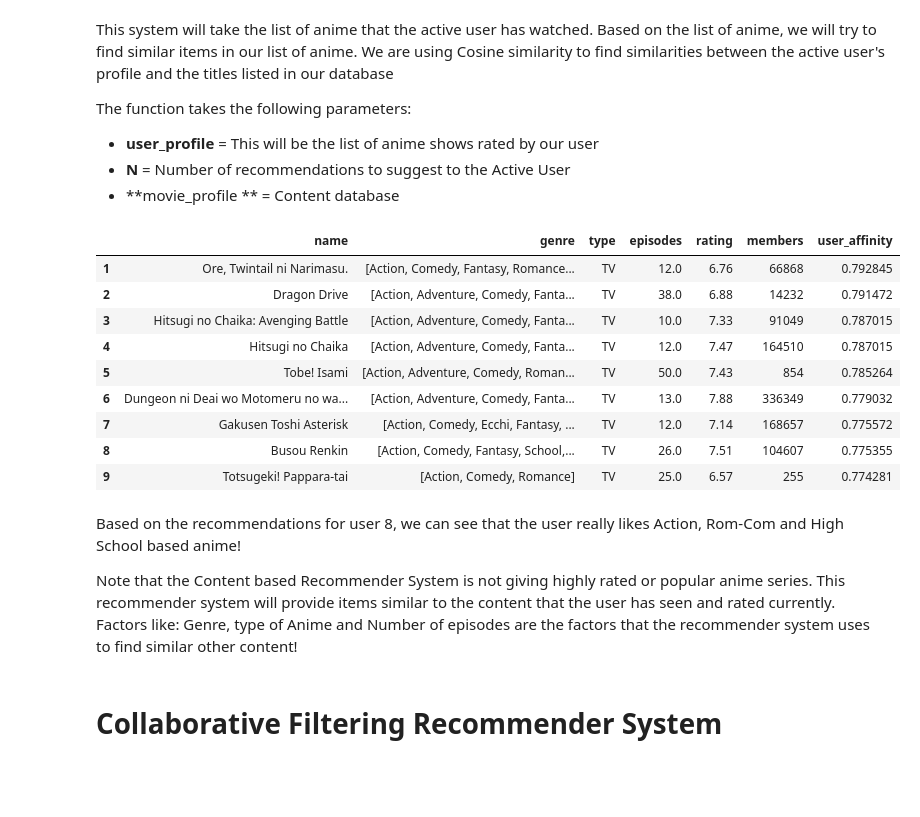
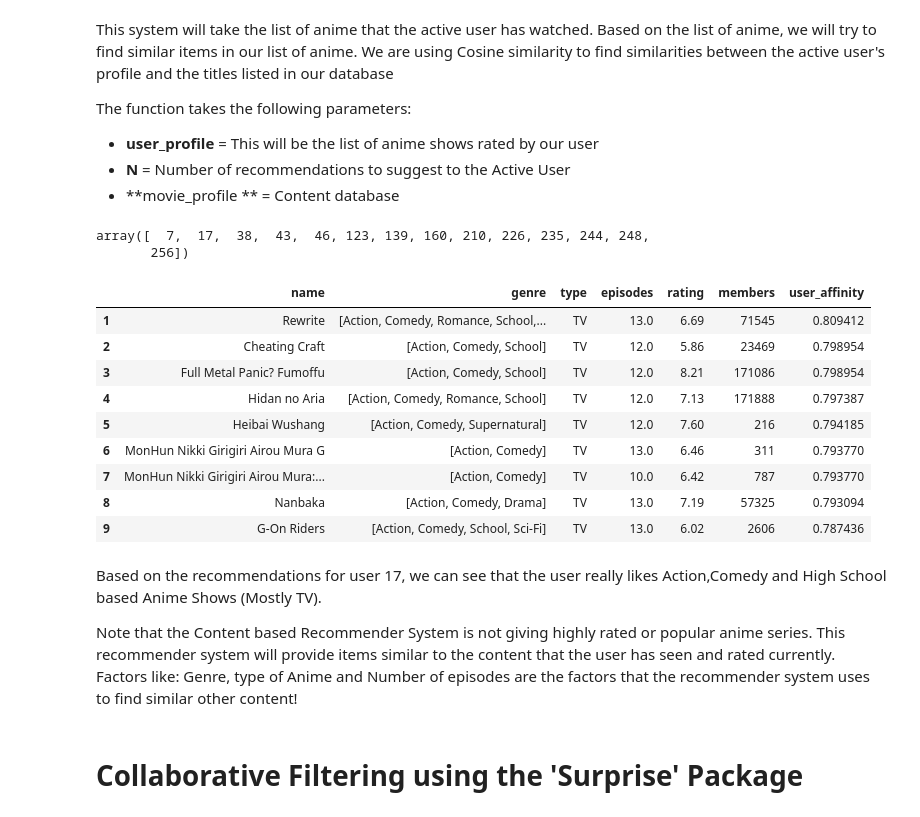
Before and after one commit to sudeep2711/Anime-Recommendation-System, a Jupyter notebook: Anime Recommender system.ipynb, the cells around one changed output. Cells and saved outputs as stored; diff of their text form; code cells hidden in the pictures; blank space fills up the shorter version.

```diff
--- a/Anime Recommender system.ipynb
+++ b/Anime Recommender system.ipynb
@@ -430,0 +422,15 @@ However, this method wont give you personalized recommendations.
+# %%
+# Getting rid of NA ratings
+print('Original rating data size:',rating_data.shape[0])
+rating_data_clean = rating_data[rating_data.rating.notna()].reset_index(drop = True).copy()
+# Getting rid of Users with less than 250 ratings
+print('Rating data after removing NA Ratings:',rating_data_clean.shape[0])
+# Getting rid of Anime titles with less than 250 ratings
+anime_rating_counts = pd.DataFrame(rating_data_clean.groupby('anime_id')['user_id'].nunique()).reset_index()
+req_anime_ids= anime_rating_counts[anime_rating_counts['user_id']>250].anime_id
+user_rating_counts=pd.DataFrame(rating_data_clean.groupby('user_id')['anime_id'].nunique()).reset_index()
+req_user_ids= user_rating_counts[user_rating_counts['anime_id']>250].user_id
+# Splitting data into training and test sets
+rating_clean=rating_data_clean[rating_data_clean.anime_id.isin(req_anime_ids) &
+                              rating_data_clean.user_id.isin(req_user_ids)].copy().reset_index(drop = True)
+print('Rating_data after filtering Anime Shows and Users:',rating_clean.shape[0])
@@ -485,9 +500,10 @@ The function takes the following parameters:
 # %%
 def content_based_recommender(user_id,N,movie_profile):
     # get user profile
-    user_profile=train_df[train_df['user_id']==user_id].copy().reset_index(drop = True)
+    user_profile=rating_clean[rating_clean['user_id']==user_id].copy().reset_index(drop = True)
     user_profile = user_profile[user_profile.rating.notna()]
     cols_to_merge= list(set(movie_profile.columns)-set(['rating']))
+
     user_profile =pd.merge(user_profile[['anime_id','rating']],movie_profile[cols_to_merge]
              ,how= 'left', left_on='anime_id', right_on='anime_id')
 
@@ -509,23 +525,28 @@ def content_based_recommender(user_id,N,movie_profile):
     movie_profile['user_affinity']= cosine_similarity(user_profile_weights,list(movie_profile['Encoding']))[0]
 
     return(movie_profile.sort_values('user_affinity', ascending = False).reset_index().iloc[1:N][['name','genre','type','episodes','rating','members','user_affinity']])
+# %%
+rating_clean.user_id.unique()[1:15]
+# %% [output]
+array([  7,  17,  38,  43,  46, 123, 139, 160, 210, 226, 235, 244, 248,
+       256])
 # %%
-content_based_recommender(user_id = 8, N= 10,movie_profile = anime_genre_dummies)
+content_based_recommender(user_id =17, N= 10,movie_profile = anime_genre_dummies.copy())
 # %% [output]
 |  | name | genre | type | episodes | rating | members | user_affinity |
-| 1 | Ore, Twintail ni Narimasu. | [Action, Comedy, Fantasy, Romance... | TV | 12.0 | 6.76 | 66868 | 0.792845 |
-| 2 | Dragon Drive | [Action, Adventure, Comedy, Fanta... | TV | 38.0 | 6.88 | 14232 | 0.791472 |
-| 3 | Hitsugi no Chaika: Avenging Battle | [Action, Adventure, Comedy, Fanta... | TV | 10.0 | 7.33 | 91049 | 0.787015 |
-| 4 | Hitsugi no Chaika | [Action, Adventure, Comedy, Fanta... | TV | 12.0 | 7.47 | 164510 | 0.787015 |
-| 5 | Tobe! Isami | [Action, Adventure, Comedy, Roman... | TV | 50.0 | 7.43 | 854 | 0.785264 |
-| 6 | Dungeon ni Deai wo Motomeru no wa... | [Action, Adventure, Comedy, Fanta... | TV | 13.0 | 7.88 | 336349 | 0.779032 |
-| 7 | Gakusen Toshi Asterisk | [Action, Comedy, Ecchi, Fantasy, ... | TV | 12.0 | 7.14 | 168657 | 0.775572 |
-| 8 | Busou Renkin | [Action, Comedy, Fantasy, School,... | TV | 26.0 | 7.51 | 104607 | 0.775355 |
-| 9 | Totsugeki! Pappara-tai | [Action, Comedy, Romance] | TV | 25.0 | 6.57 | 255 | 0.774281 |
+| 1 | Rewrite | [Action, Comedy, Romance, School,... | TV | 13.0 | 6.69 | 71545 | 0.809412 |
+| 2 | Cheating Craft | [Action, Comedy, School] | TV | 12.0 | 5.86 | 23469 | 0.798954 |
+| 3 | Full Metal Panic? Fumoffu | [Action, Comedy, School] | TV | 12.0 | 8.21 | 171086 | 0.798954 |
+| 4 | Hidan no Aria | [Action, Comedy, Romance, School] | TV | 12.0 | 7.13 | 171888 | 0.797387 |
+| 5 | Heibai Wushang | [Action, Comedy, Supernatural] | TV | 12.0 | 7.60 | 216 | 0.794185 |
+| 6 | MonHun Nikki Girigiri Airou Mura G | [Action, Comedy] | TV | 13.0 | 6.46 | 311 | 0.793770 |
+| 7 | MonHun Nikki Girigiri Airou Mura:... | [Action, Comedy] | TV | 10.0 | 6.42 | 787 | 0.793770 |
+| 8 | Nanbaka | [Action, Comedy, Drama] | TV | 13.0 | 7.19 | 57325 | 0.793094 |
+| 9 | G-On Riders | [Action, Comedy, School, Sci-Fi] | TV | 13.0 | 6.02 | 2606 | 0.787436 |
 # %% [markdown]
-Based on the recommendations for user 8, we can see that the user really likes Action, Rom-Com and High School based anime!
+Based on the recommendations for user 17, we can see that the user really likes Action,Comedy and High School based Anime Shows (Mostly TV).
 
 Note that the Content based Recommender System is not giving highly rated or popular anime series. This recommender system will provide items similar to the content that the user has seen and rated currently.
 Factors like: Genre, type of Anime and Number of episodes are the factors that the recommender system uses to find similar other content!
 # %% [markdown]
-# Collaborative Filtering Recommender System
+# Collaborative Filtering using the 'Surprise' Package
```
Also changed, not shown: parts of 18 cells of this notebook.
